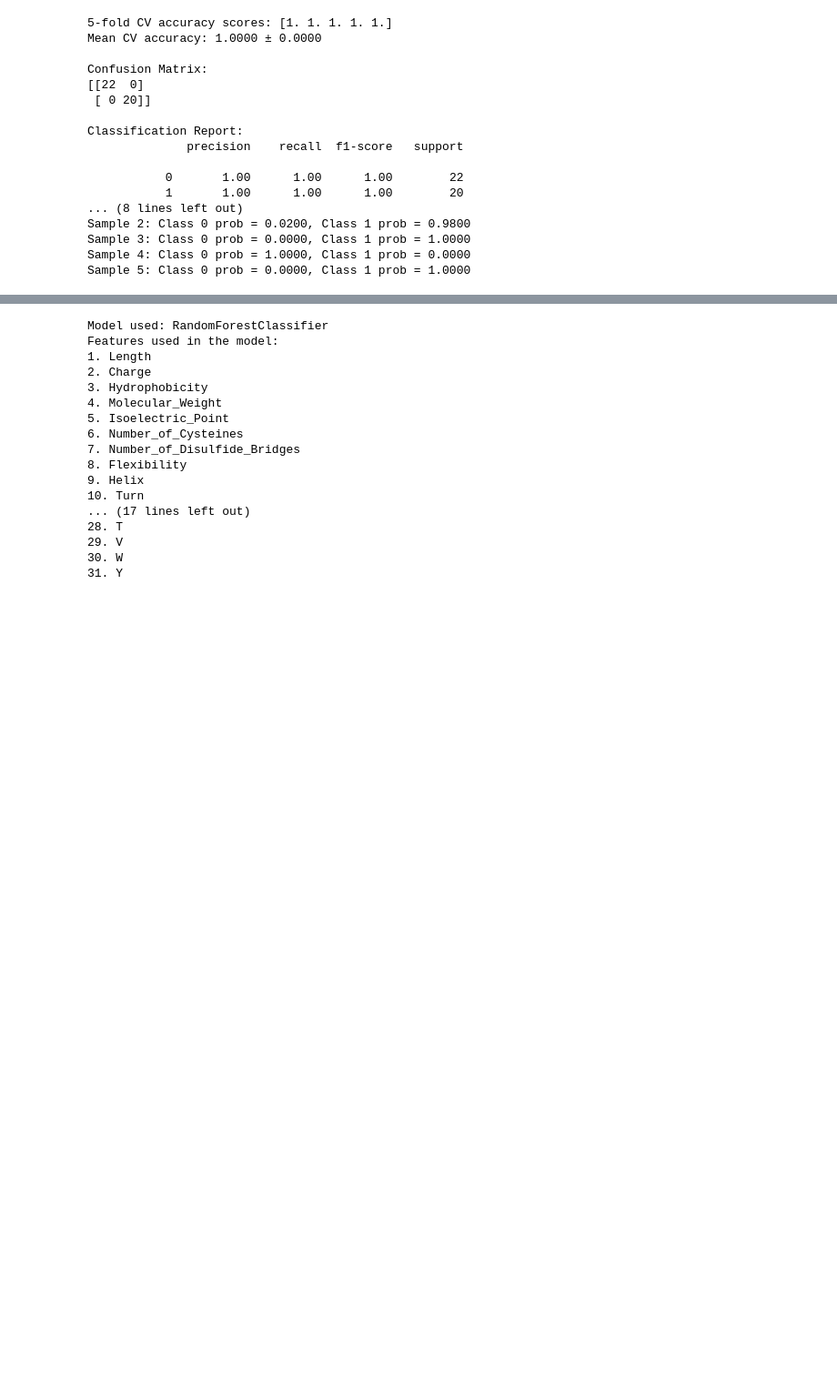
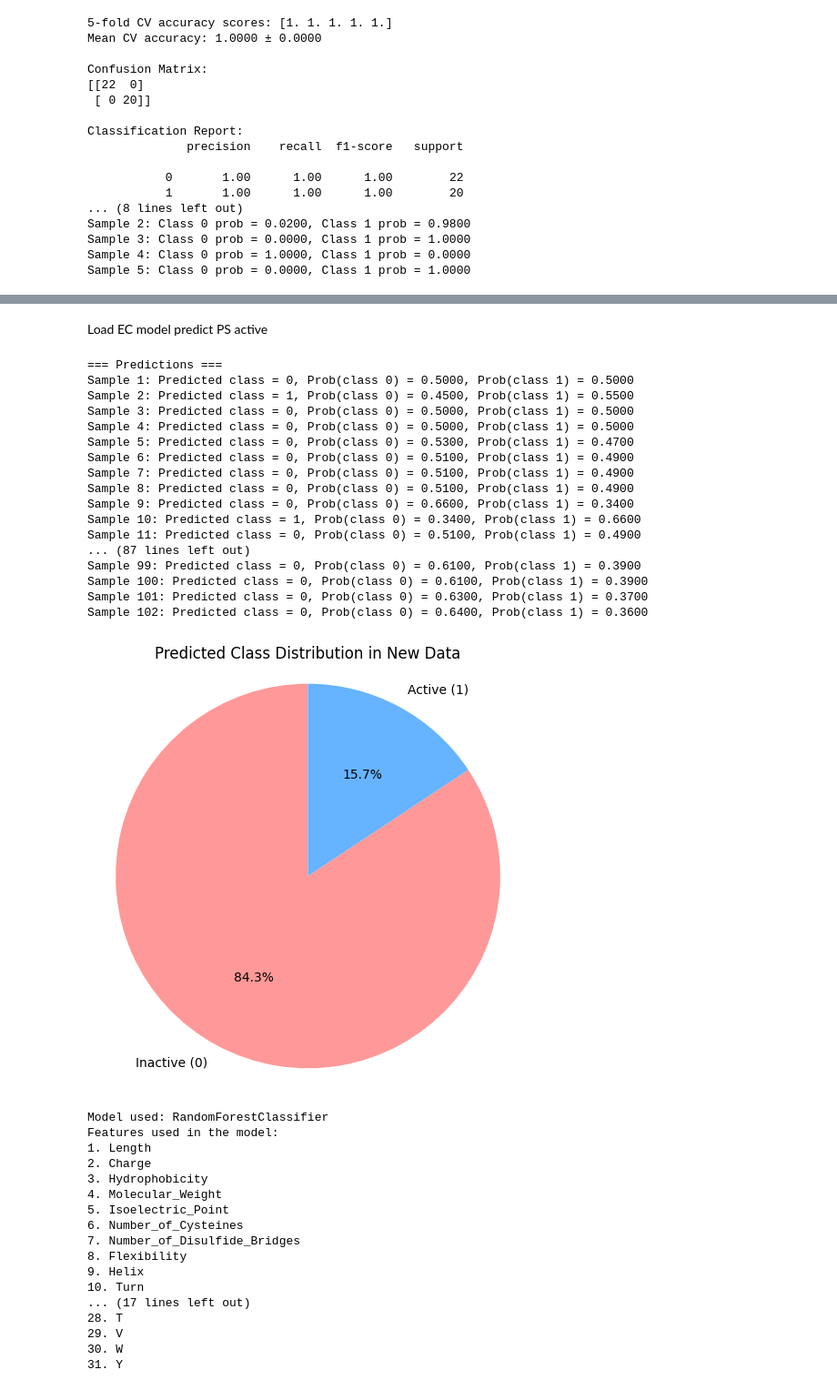
Before and after one commit to Sievv/Sievv, a Jupyter notebook: Escherichia_coli_(E_coli)Model.ipynb, the cells around one changed output, grey strips where cells are left out. Shown at 91% size. Cells and saved outputs as stored; diff of their text form; code cells hidden in the pictures; blank space fills up the shorter version.

```diff
--- a/Escherichia_coli_(E_coli)Model.ipynb
+++ b/Escherichia_coli_(E_coli)Model.ipynb
@@ -905,3 +829,80 @@ Sample 102: Predicted class = 0, Prob(class 0) = 0.6400, Prob(class 1) = 0.3600
+# %% [markdown]
+Load EC model predict PS active
+# %%
+
+# --- Load the pre-trained model instead of retraining ---
+model_path = '/content/drive/MyDrive/EC/best_model_rf.joblib'  # Replace with your saved model path
+model = joblib.load(model_path)
+
+# --- Load new data ---
+new_data_path = '/content/drive/MyDrive/PS/PS_Active_Feature_v2.csv'
+new_data = pd.read_csv(new_data_path)
+
+# Drop unwanted columns
+cols_to_drop = ['ID', 'Sequence', 'Unnamed: 0']
+new_data = new_data.drop(columns=[col for col in cols_to_drop if col in new_data.columns])
+
+# Align columns with training data columns
+X_train_cols = X_train.columns
+missing_cols = set(X_train_cols) - set(new_data.columns)
+for col in missing_cols:
+    new_data[col] = np.nan  # Fill missing columns with NaN
+
+new_data_aligned = new_data.reindex(columns=X_train_cols)
+
+# Impute missing values using fitted imputer
+new_data_imputed = pd.DataFrame(imputer.transform(new_data_aligned), columns=X_train_cols)
+
+# Scale data using fitted scaler
+new_data_scaled = pd.DataFrame(scaler.transform(new_data_imputed), columns=X_train_cols)
+
+# Predict on new data
+new_preds = model.predict(new_data_scaled)
+if hasattr(model, 'predict_proba'):
+    new_probs = model.predict_proba(new_data_scaled)
+else:
+    new_probs = None
+
+# Print predictions
+print("\n=== Predictions ===")
+if new_probs is not None:
+    for i, (pred, prob) in enumerate(zip(new_preds, new_probs), start=1):
+        print(f"Sample {i}: Predicted class = {pred}, Prob(class 0) = {prob[0]:.4f}, Prob(class 1) = {prob[1]:.4f}")
+else:
+    for i, pred in enumerate(new_preds, start=1):
+        print(f"Sample {i}: Predicted class = {pred}")
+
+# Plot pie chart of predicted classes
+unique, counts = np.unique(new_preds, return_counts=True)
+count_dict = dict(zip(unique, counts))
+
+labels = ['Inactive (0)', 'Active (1)']
+sizes = [count_dict.get(0, 0), count_dict.get(1, 0)]
+
+plt.figure(figsize=(6,6))
+plt.pie(sizes, labels=labels, autopct='%1.1f%%', colors=['#ff9999','#66b3ff'], startangle=90)
+plt.title('Predicted Class Distribution in New Data')
+plt.axis('equal')
+plt.show()
+# %% [output]
+=== Predictions ===
+Sample 1: Predicted class = 0, Prob(class 0) = 0.5000, Prob(class 1) = 0.5000
+Sample 2: Predicted class = 1, Prob(class 0) = 0.4500, Prob(class 1) = 0.5500
+Sample 3: Predicted class = 0, Prob(class 0) = 0.5000, Prob(class 1) = 0.5000
+Sample 4: Predicted class = 0, Prob(class 0) = 0.5000, Prob(class 1) = 0.5000
+Sample 5: Predicted class = 0, Prob(class 0) = 0.5300, Prob(class 1) = 0.4700
+Sample 6: Predicted class = 0, Prob(class 0) = 0.5100, Prob(class 1) = 0.4900
+Sample 7: Predicted class = 0, Prob(class 0) = 0.5100, Prob(class 1) = 0.4900
+Sample 8: Predicted class = 0, Prob(class 0) = 0.5100, Prob(class 1) = 0.4900
+Sample 9: Predicted class = 0, Prob(class 0) = 0.6600, Prob(class 1) = 0.3400
+Sample 10: Predicted class = 1, Prob(class 0) = 0.3400, Prob(class 1) = 0.6600
+Sample 11: Predicted class = 0, Prob(class 0) = 0.5100, Prob(class 1) = 0.4900
+... (87 lines left out)
+Sample 99: Predicted class = 0, Prob(class 0) = 0.6100, Prob(class 1) = 0.3900
+Sample 100: Predicted class = 0, Prob(class 0) = 0.6100, Prob(class 1) = 0.3900
+Sample 101: Predicted class = 0, Prob(class 0) = 0.6300, Prob(class 1) = 0.3700
+Sample 102: Predicted class = 0, Prob(class 0) = 0.6400, Prob(class 1) = 0.3600
+[figure, added]
 # %%
 # Print model info
 print(f"Model used: {type(model).__name__}")
```
Also changed, not shown: parts of 16 cells of this notebook.
